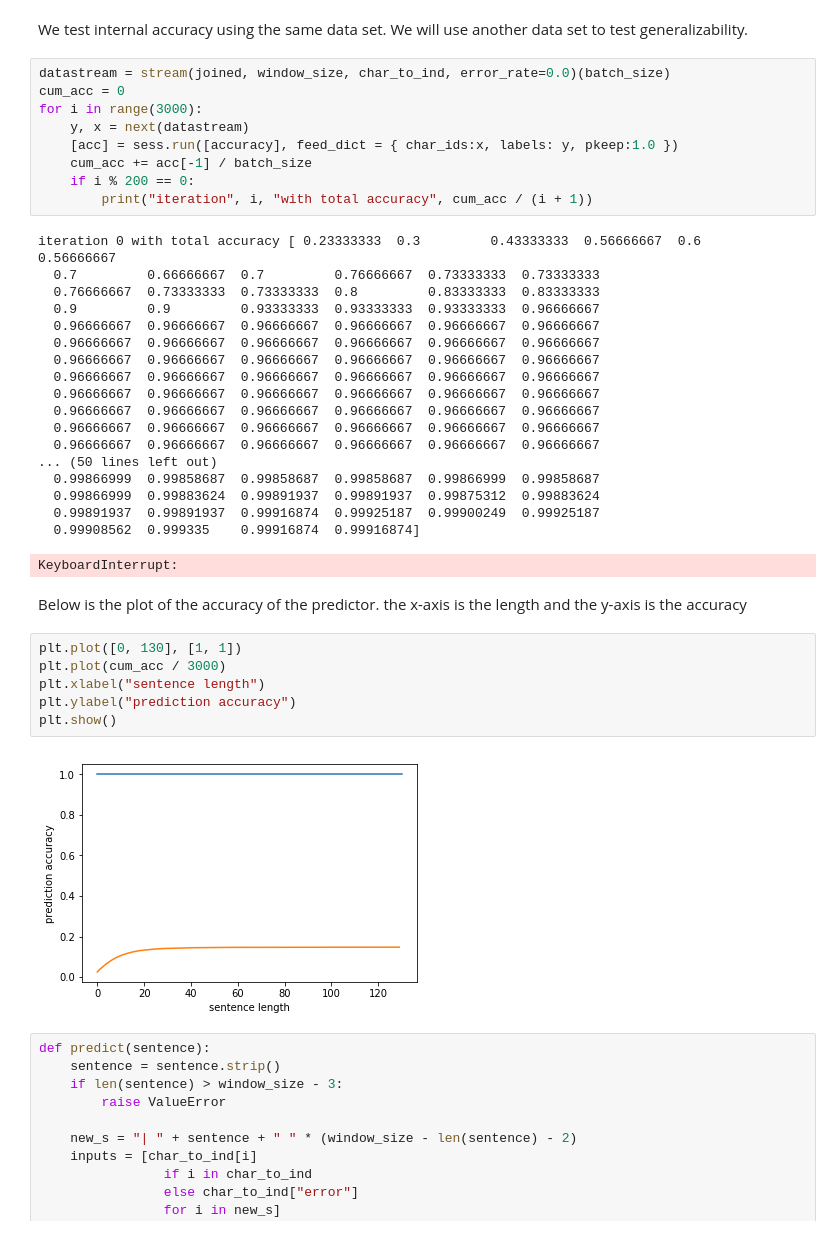
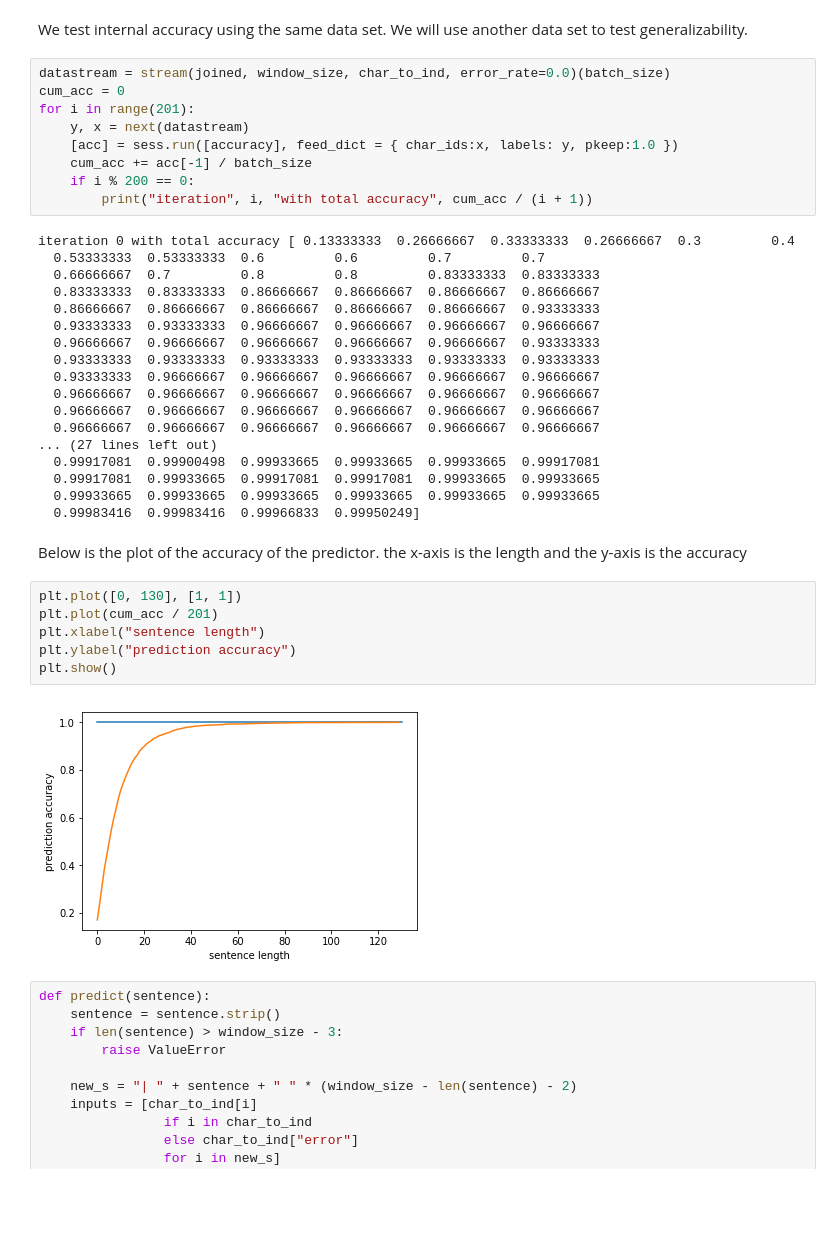
Before and after one commit to Eight1911/neural-networks, a Jupyter notebook: language-detection/vanilla-detector.ipynb, the cells around one changed output. Drawn from its saved outputs; the diff is of its cells as text; blank space fills up the shorter version.

```diff
--- a/language-detection/vanilla-detector.ipynb
+++ b/language-detection/vanilla-detector.ipynb
@@ -217,42 +216,41 @@ We test internal accuracy using the same data set. We will use another data set
 # %%
 datastream = stream(joined, window_size, char_to_ind, error_rate=0.0)(batch_size)
 cum_acc = 0
-for i in range(3000):
+for i in range(201):
     y, x = next(datastream)
     [acc] = sess.run([accuracy], feed_dict = { char_ids:x, labels: y, pkeep:1.0 })
     cum_acc += acc[-1] / batch_size
     if i % 200 == 0:
         print("iteration", i, "with total accuracy", cum_acc / (i + 1))
 # %% [output]
-iteration 0 with total accuracy [ 0.23333333  0.3         0.43333333  0.56666667  0.6         0.56666667
-  0.7         0.66666667  0.7         0.76666667  0.73333333  0.73333333
-  0.76666667  0.73333333  0.73333333  0.8         0.83333333  0.83333333
-  0.9         0.9         0.93333333  0.93333333  0.93333333  0.96666667
+iteration 0 with total accuracy [ 0.13333333  0.26666667  0.33333333  0.26666667  0.3         0.4
+  0.53333333  0.53333333  0.6         0.6         0.7         0.7
+  0.66666667  0.7         0.8         0.8         0.83333333  0.83333333
+  0.83333333  0.83333333  0.86666667  0.86666667  0.86666667  0.86666667
+  0.86666667  0.86666667  0.86666667  0.86666667  0.86666667  0.93333333
+  0.93333333  0.93333333  0.96666667  0.96666667  0.96666667  0.96666667
+  0.96666667  0.96666667  0.96666667  0.96666667  0.96666667  0.93333333
+  0.93333333  0.93333333  0.93333333  0.93333333  0.93333333  0.93333333
+  0.93333333  0.96666667  0.96666667  0.96666667  0.96666667  0.96666667
   0.96666667  0.96666667  0.96666667  0.96666667  0.96666667  0.96666667
   0.96666667  0.96666667  0.96666667  0.96666667  0.96666667  0.96666667
   0.96666667  0.96666667  0.96666667  0.96666667  0.96666667  0.96666667
-  0.96666667  0.96666667  0.96666667  0.96666667  0.96666667  0.96666667
-  0.96666667  0.96666667  0.96666667  0.96666667  0.96666667  0.96666667
-  0.96666667  0.96666667  0.96666667  0.96666667  0.96666667  0.96666667
-  0.96666667  0.96666667  0.96666667  0.96666667  0.96666667  0.96666667
-  0.96666667  0.96666667  0.96666667  0.96666667  0.96666667  0.96666667
-... (50 lines left out)
-  0.99866999  0.99858687  0.99858687  0.99858687  0.99866999  0.99858687
-  0.99866999  0.99883624  0.99891937  0.99891937  0.99875312  0.99883624
-  0.99891937  0.99891937  0.99916874  0.99925187  0.99900249  0.99925187
-  0.99908562  0.999335    0.99916874  0.99916874]
+... (27 lines left out)
+  0.99917081  0.99900498  0.99933665  0.99933665  0.99933665  0.99917081
+  0.99917081  0.99933665  0.99917081  0.99917081  0.99933665  0.99933665
+  0.99933665  0.99933665  0.99933665  0.99933665  0.99933665  0.99933665
+  0.99983416  0.99983416  0.99966833  0.99950249]
-KeyboardInterrupt:
 # %% [markdown]
 Below is the plot of the accuracy of the predictor.
 the x-axis is the length and the y-axis is the accuracy
 # %%
 plt.plot([0, 130], [1, 1])
-plt.plot(cum_acc / 3000)
+plt.plot(cum_acc / 201)
 plt.xlabel("sentence length")
 plt.ylabel("prediction accuracy")
 plt.show()
 # %% [output]
-[figure, old version]
+[figure, new version]
 # %%
 def predict(sentence):
     sentence = sentence.strip()
```
Also changed, not shown: parts of 2 cells of this notebook.
